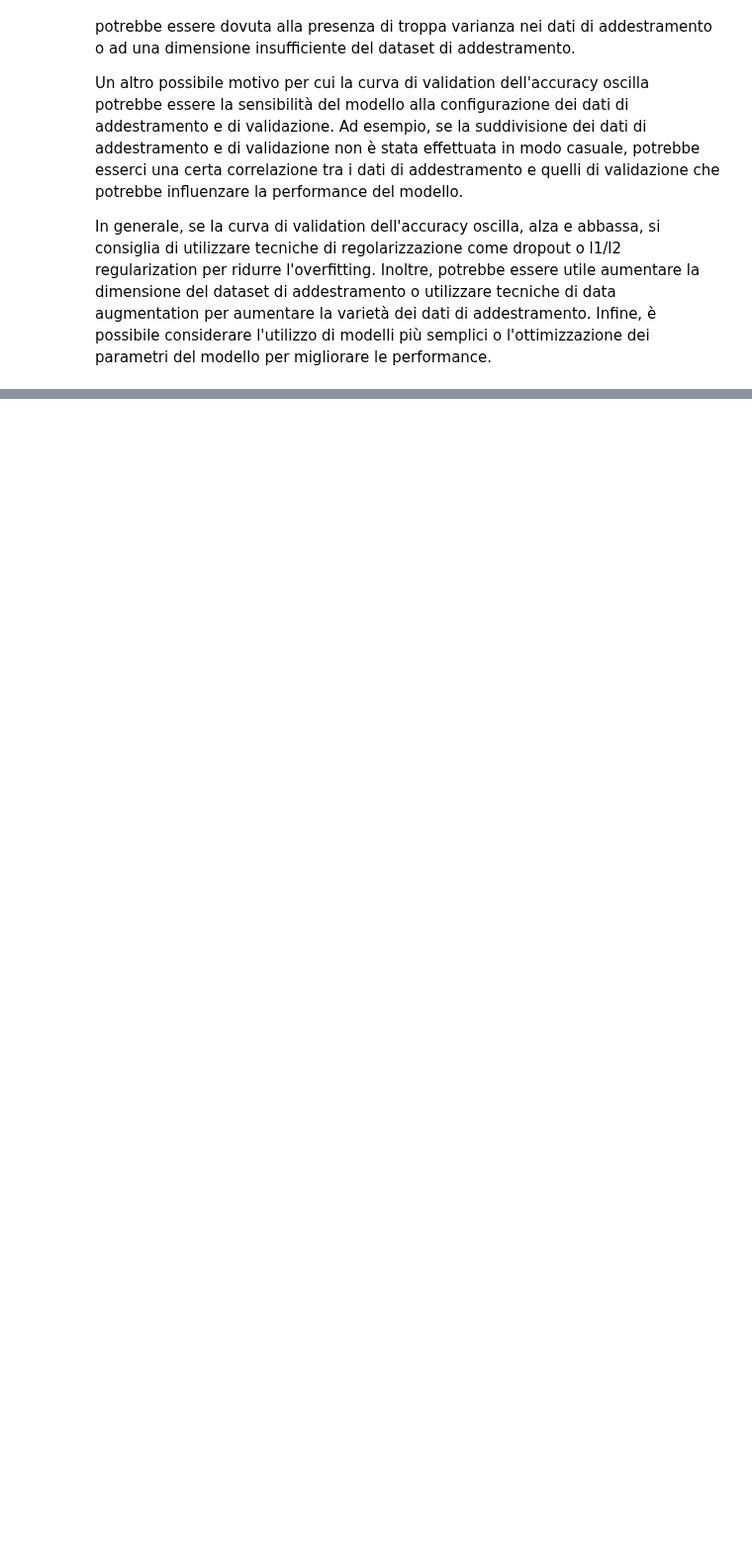
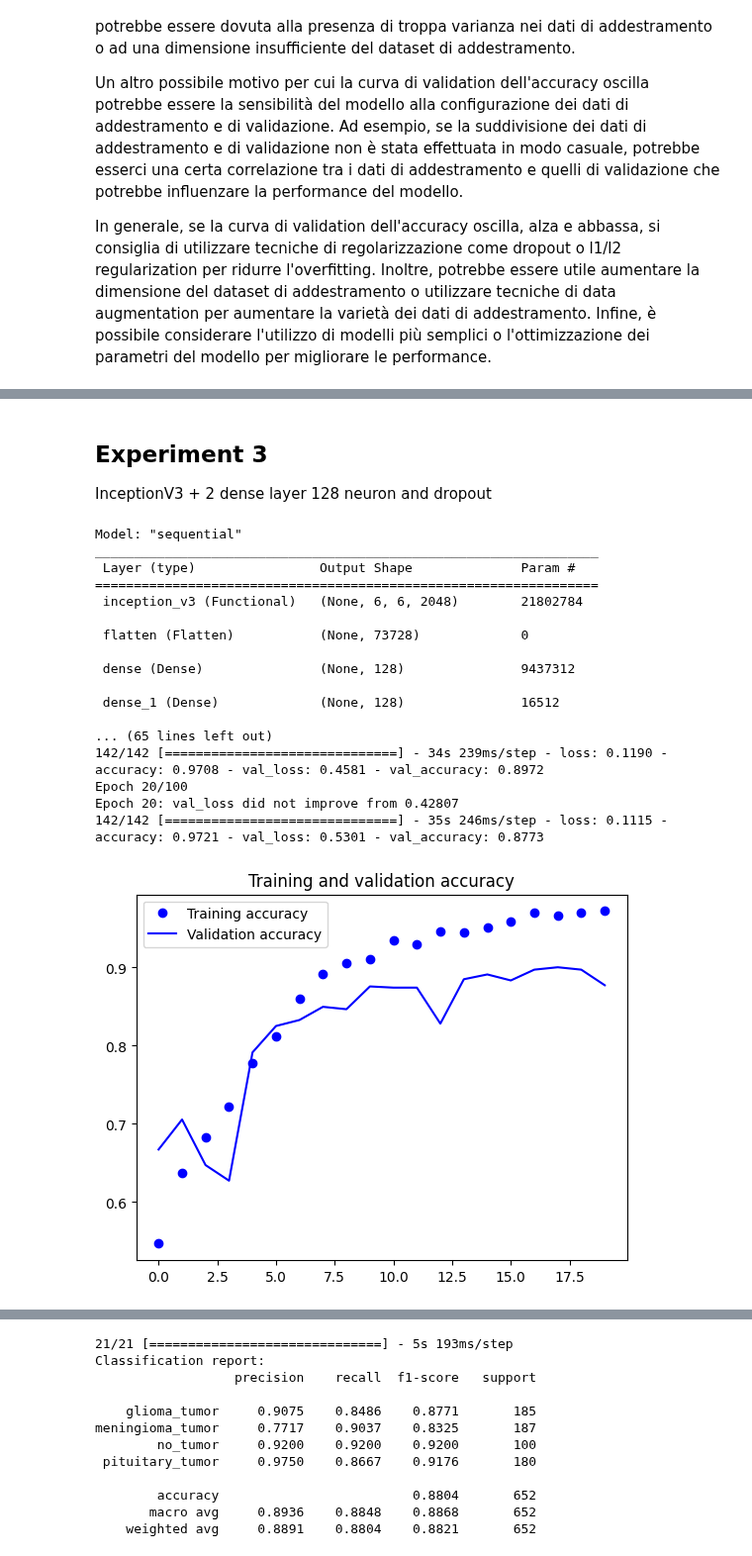
Before and after one commit to mgiorgi13/brain_tumor_classifier, a Jupyter notebook: InceptionV3_pretrained_network.ipynb, the cells around one changed output, grey strips where cells are left out. Shown at 99% size. Drawn from its saved outputs; the diff is of its cells as text; code cells hidden in the pictures; blank space fills up the shorter version.

```diff
--- a/InceptionV3_pretrained_network.ipynb
+++ b/InceptionV3_pretrained_network.ipynb
@@ -279,0 +380,44 @@ In generale, se la curva di validation dell'accuracy oscilla, alza e abbassa, si
+# %% [markdown]
+## Experiment 3
+InceptionV3 + 2 dense layer 128 neuron and dropout
+# %%
+# Aggiungi un nuovo strato fully connected all'ultimo layer di VGG16
+model = Sequential()
+model.add(base_model)
+model.add(Flatten())
+model.add(Dense(128, activation='relu'))
+model.add(Dense(128, activation='relu'))
+model.add(Dropout(0.5))
+model.add(Dense(4, activation='softmax')) #4 classi di output
+
+# Congela i pesi del modello base, così da mantenere l'informazione appresa
+for layer in base_model.layers:
+    layer.trainable = False
+
+# Compila il modello
+compile_model(model)
+
+# Addestra il modello
+run_model(model,"InceptionV3_128_128_drop")
+
+# Evaluate model
+evaluate_model(model,test_generator)
+# %% [output]
+Model: "sequential"
+_________________________________________________________________
+ Layer (type)                Output Shape              Param #
+=================================================================
+ inception_v3 (Functional)   (None, 6, 6, 2048)        21802784
+
+ flatten (Flatten)           (None, 73728)             0
+
+ dense (Dense)               (None, 128)               9437312
+
+ dense_1 (Dense)             (None, 128)               16512
+
+... (65 lines left out)
+142/142 [==============================] - 34s 239ms/step - loss: 0.1190 - accuracy: 0.9708 - val_loss: 0.4581 - val_accuracy: 0.8972
+Epoch 20/100
+Epoch 20: val_loss did not improve from 0.42807
+142/142 [==============================] - 35s 246ms/step - loss: 0.1115 - accuracy: 0.9721 - val_loss: 0.5301 - val_accuracy: 0.8773
+[figure, added]
@@ -279,0 +425,12 @@ In generale, se la curva di validation dell'accuracy oscilla, alza e abbassa, si
+21/21 [==============================] - 5s 193ms/step
+Classification report:
+                  precision    recall  f1-score   support
+
+    glioma_tumor     0.9075    0.8486    0.8771       185
+meningioma_tumor     0.7717    0.9037    0.8325       187
+        no_tumor     0.9200    0.9200    0.9200       100
+ pituitary_tumor     0.9750    0.8667    0.9176       180
+
+        accuracy                         0.8804       652
+       macro avg     0.8936    0.8848    0.8868       652
+    weighted avg     0.8891    0.8804    0.8821       652
```
Also changed, not shown: parts of 8 cells of this notebook.
